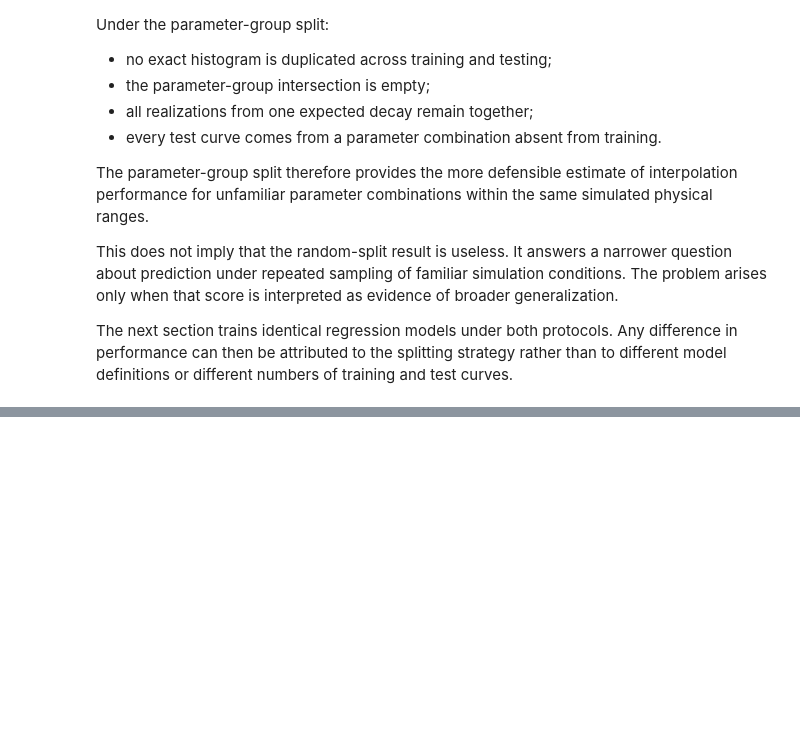
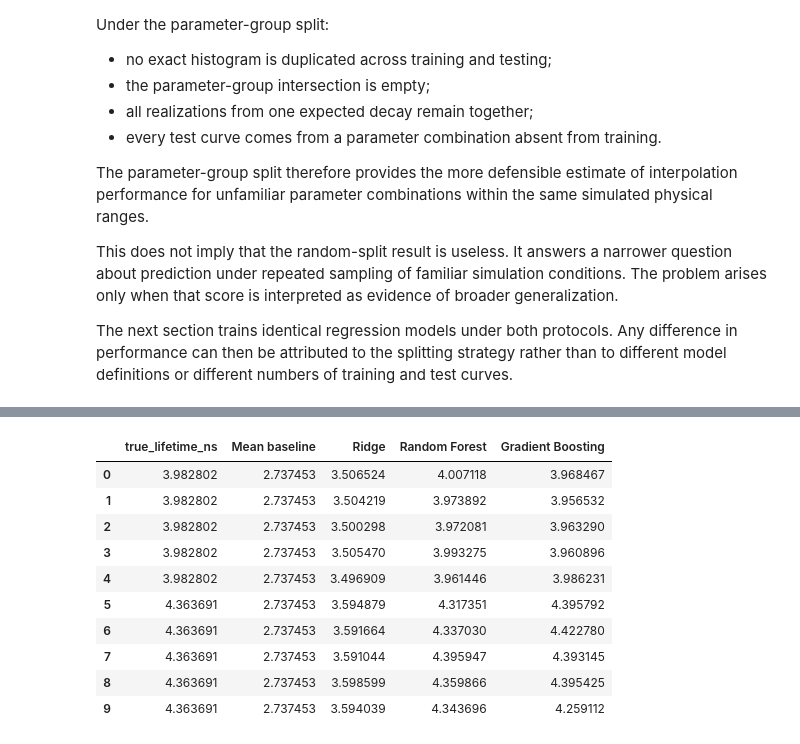
Before and after one commit to moryev/tcspc-lifetime-toolkit, a Jupyter notebook: notebooks/05_data_leakage_and_grouped_evaluation.ipynb, the cells around one changed output, grey strips where cells are left out. Drawn from its saved outputs; the diff is of its cells as text; code cells hidden in the pictures; blank space fills up the shorter version.

```diff
--- a/notebooks/05_data_leakage_and_grouped_evaluation.ipynb
+++ b/notebooks/05_data_leakage_and_grouped_evaluation.ipynb
@@ -2181,0 +2624,25 @@ The next section trains identical regression models under both protocols. Any di
+# %%
+grouped_prediction_preview = pd.DataFrame(
+    {
+        "true_lifetime_ns": y_test_grouped[:10],
+        **{
+            model_name: model_predictions[:10]
+            for model_name, model_predictions
+            in predictions_grouped.items()
+        },
+    }
+)
+
+grouped_prediction_preview
+# %% [output]
+|  | true_lifetime_ns | Mean baseline | Ridge | Random Forest | Gradient Boosting |
+| 0 | 3.982802 | 2.737453 | 3.506524 | 4.007118 | 3.968467 |
+| 1 | 3.982802 | 2.737453 | 3.504219 | 3.973892 | 3.956532 |
+| 2 | 3.982802 | 2.737453 | 3.500298 | 3.972081 | 3.963290 |
+| 3 | 3.982802 | 2.737453 | 3.505470 | 3.993275 | 3.960896 |
+| 4 | 3.982802 | 2.737453 | 3.496909 | 3.961446 | 3.986231 |
+| 5 | 4.363691 | 2.737453 | 3.594879 | 4.317351 | 4.395792 |
+| 6 | 4.363691 | 2.737453 | 3.591664 | 4.337030 | 4.422780 |
+| 7 | 4.363691 | 2.737453 | 3.591044 | 4.395947 | 4.393145 |
+| 8 | 4.363691 | 2.737453 | 3.598599 | 4.359866 | 4.395425 |
+| 9 | 4.363691 | 2.737453 | 3.594039 | 4.343696 | 4.259112 |
```
Also changed, not shown: parts of 29 cells of this notebook.
